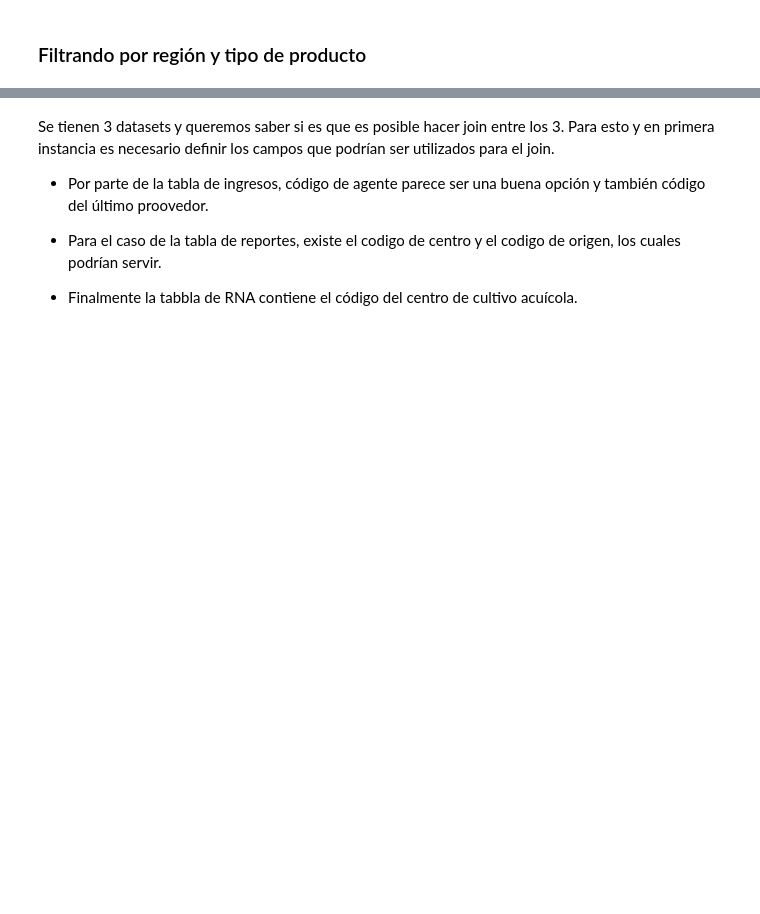
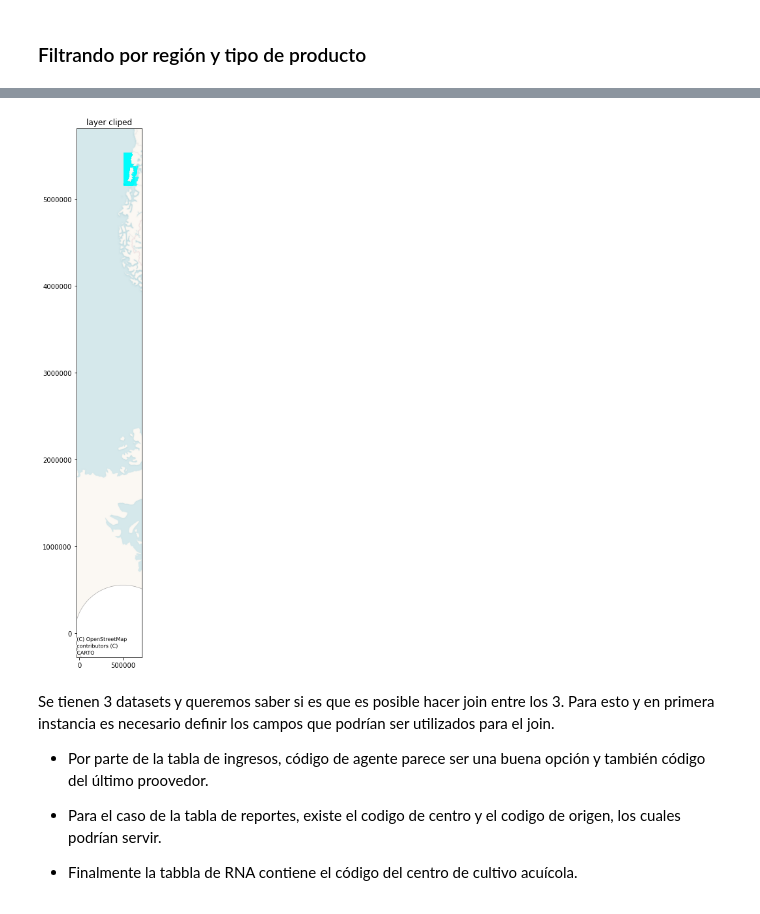
Before and after one commit to pedropablosilvaa/tesis_magister, a Jupyter notebook: notebooks/3_01_DS_spatial_clustering_cierres.ipynb, the cells around one changed output, grey strips where cells are left out. Cells and saved outputs as stored; diff of their text form; code cells hidden in the pictures; blank space fills up the shorter version.

```diff
--- a/notebooks/3_01_DS_spatial_clustering_cierres.ipynb
+++ b/notebooks/3_01_DS_spatial_clustering_cierres.ipynb
@@ -43,0 +23,7 @@ El dataset de reportes filtrado tiene una forma (52011, 35),
+# %%
+file = os.listdir("../data/datos_sernapesca/Shp Cierres Marea Roja")
+
+path = [os.path.join("../data/datos_sernapesca/Shp Cierres Marea Roja", i) for i in file if ".shp" in i]
+
+cierres_concat = gpd.GeoDataFrame(pd.concat([gpd.read_file(i) for i in path],
+                        ignore_index=True), crs=gpd.read_file(path[0]).crs)
@@ -43,0 +47,10 @@ El dataset de reportes filtrado tiene una forma (52011, 35),
+# %%
+fig, ax = plt.subplots(figsize=(12,12))
+cierres_concat.plot(color='cyan',ax=ax,  alpha=0.4)
+ax.ticklabel_format(style='plain')
+ax.set_title('layer cliped')
+cx.add_basemap(ax, source=cx.providers.CartoDB.Voyager, crs=gpd.read_file(path[0]).crs)
+plt.tight_layout()
+plt.show()
+# %% [output]
+[figure, added]
```
Also changed, not shown: parts of 8 cells of this notebook, 5 other files.
